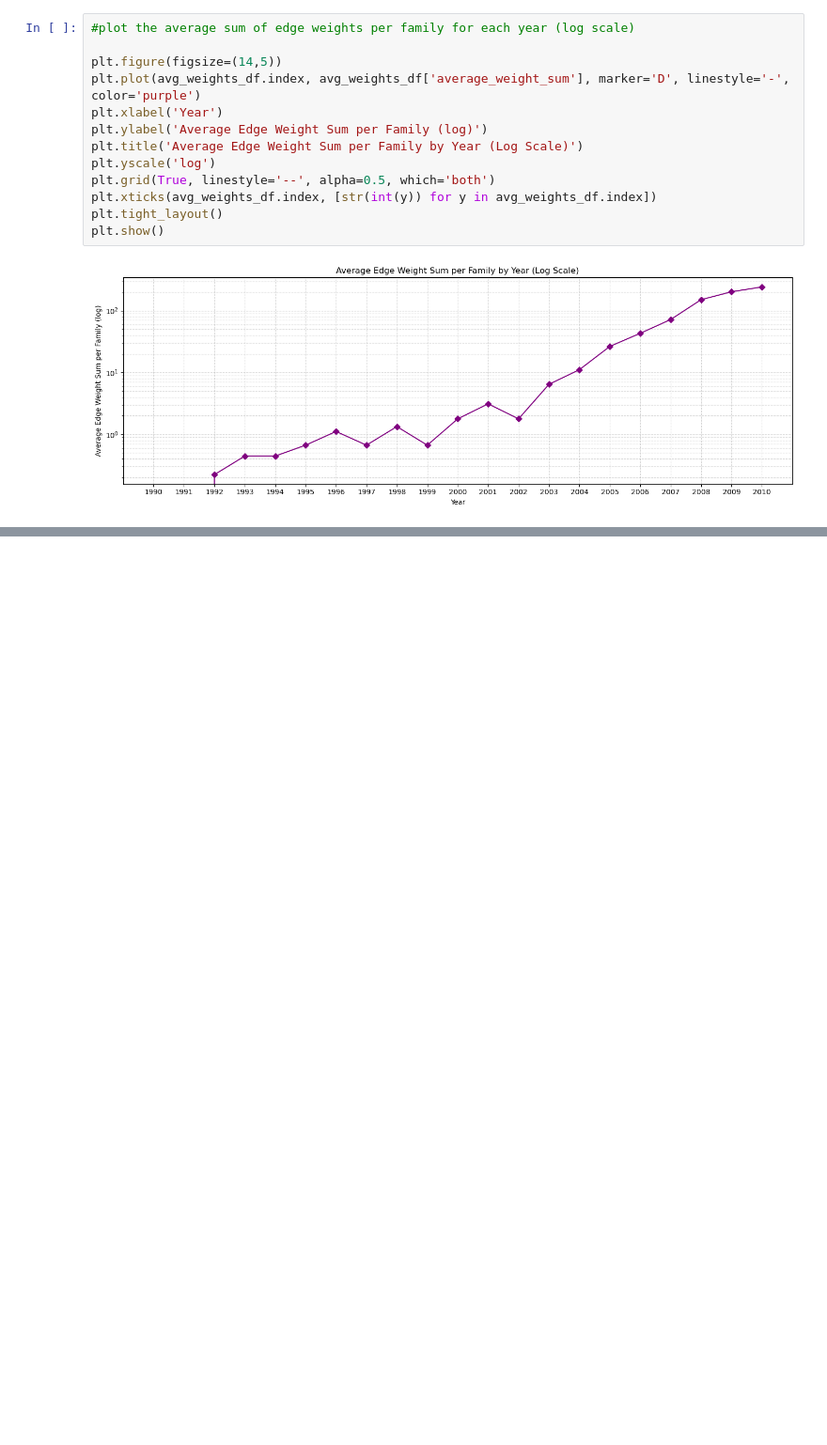
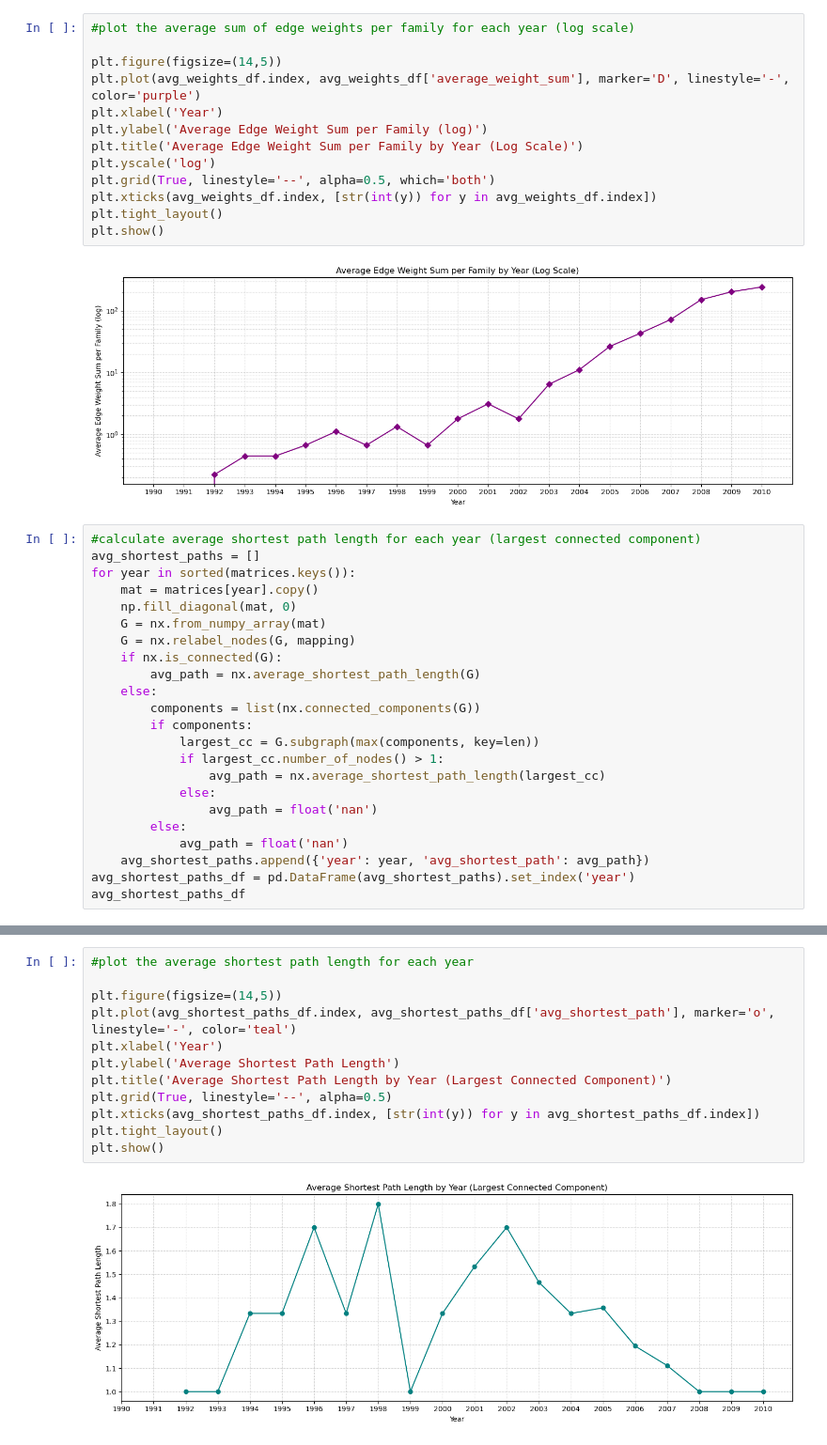
Before and after one commit to jan-cardell/networks_project, a Jupyter notebook: projection_and_diameter.ipynb, the cells around one changed output, grey strips where cells are left out. Shown at 94% size. Cells and saved outputs as stored; diff of their text form; blank space fills up the shorter version.

```diff
--- a/projection_and_diameter.ipynb
+++ b/projection_and_diameter.ipynb
@@ -433,3 +442,26 @@ plt.tight_layout()
 plt.show()
 # %% [output]
 [figure]
+# %%
+#calculate average shortest path length for each year (largest connected component)
+avg_shortest_paths = []
+for year in sorted(matrices.keys()):
+    mat = matrices[year].copy()
+    np.fill_diagonal(mat, 0)
+    G = nx.from_numpy_array(mat)
+    G = nx.relabel_nodes(G, mapping)
+    if nx.is_connected(G):
+        avg_path = nx.average_shortest_path_length(G)
+    else:
+        components = list(nx.connected_components(G))
+        if components:
+            largest_cc = G.subgraph(max(components, key=len))
+            if largest_cc.number_of_nodes() > 1:
+                avg_path = nx.average_shortest_path_length(largest_cc)
+            else:
+                avg_path = float('nan')
+        else:
+            avg_path = float('nan')
+    avg_shortest_paths.append({'year': year, 'avg_shortest_path': avg_path})
+avg_shortest_paths_df = pd.DataFrame(avg_shortest_paths).set_index('year')
+avg_shortest_paths_df
@@ -435,0 +487,14 @@ plt.show()
+# %%
+#plot the average shortest path length for each year
+
+plt.figure(figsize=(14,5))
+plt.plot(avg_shortest_paths_df.index, avg_shortest_paths_df['avg_shortest_path'], marker='o', linestyle='-', color='teal')
+plt.xlabel('Year')
+plt.ylabel('Average Shortest Path Length')
+plt.title('Average Shortest Path Length by Year (Largest Connected Component)')
+plt.grid(True, linestyle='--', alpha=0.5)
+plt.xticks(avg_shortest_paths_df.index, [str(int(y)) for y in avg_shortest_paths_df.index])
+plt.tight_layout()
+plt.show()
+# %% [output]
+[figure, added]
```
Also changed, not shown: parts of 7 cells of this notebook.
